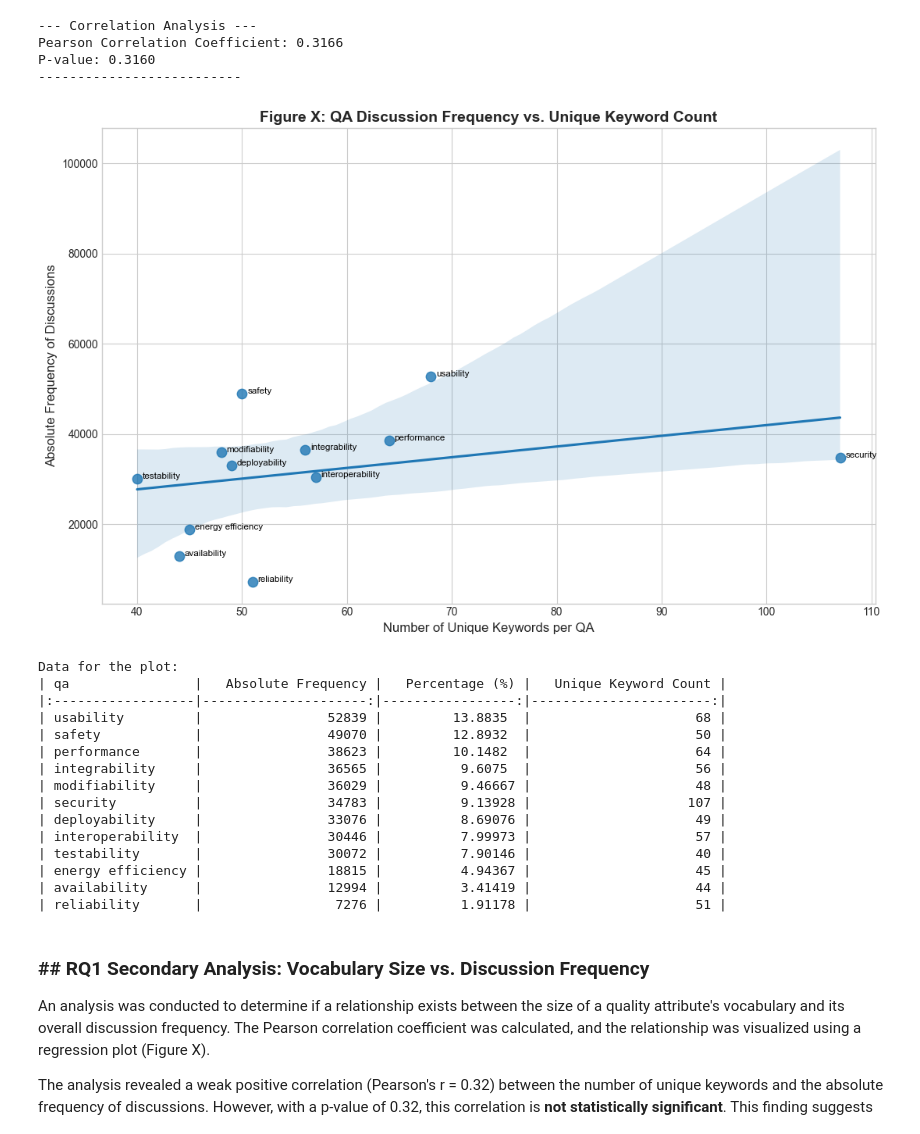
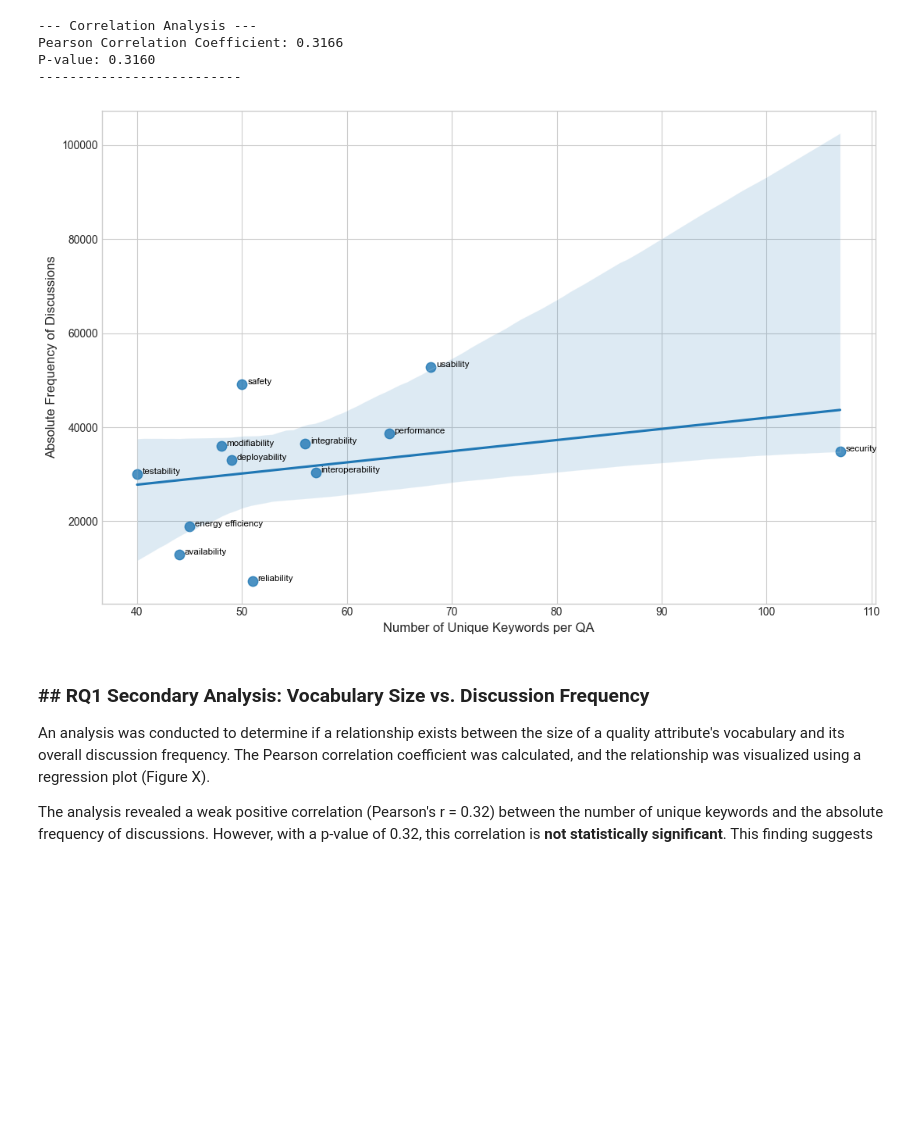
Before and after one commit to dmitrijs-voronovs/scientific-software-architecture-analysis, a Jupyter notebook: processing_pipeline/analysis/merged.ipynb, the cells around one changed output. Cells and saved outputs as stored; diff of their text form; code cells hidden in the pictures; blank space fills up the shorter version.

```diff
--- a/processing_pipeline/analysis/merged.ipynb
+++ b/processing_pipeline/analysis/merged.ipynb
@@ -89,3 +72,0 @@ memory usage: 67.2 MB
-# %%
-df.loc[df.s3_passed,"s3_tactic_desc"] = df.s3_tactic.apply(lambda x: tactic_descriptions.get(x, pd.NA))
-df[df.s3_passed].head()
@@ -267,51 +411,36 @@ P-value: 0.3160
 plt.style.use('seaborn-v0_8-whitegrid')
 fig, ax = plt.subplots(figsize=(11, 7))
 
 # Create a regression plot to show the scatter plot and the line of best fit.
 sns.regplot(
     data=analysis_df,
     x='Unique Keyword Count',
     y='Absolute Frequency',
     ax=ax,
     ci=95, # Show the 95% confidence interval for the regression estimate
     scatter_kws={'s': 80} # Make the scatter points a bit larger
 )
 
 # Add text labels to each point for clarity
 for i, row in analysis_df.iterrows():
     ax.text(row['Unique Keyword Count'] + 0.5, row['Absolute Frequency'], row['qa'],
             horizontalalignment='left', size='small', color='black')
 
 # Add titles and labels
-ax.set_title('Figure X: QA Discussion Frequency vs. Unique Keyword Count', fontsize=14, weight='bold')
+# ax.set_title('Figure X: QA Discussion Frequency vs. Unique Keyword Count', fontsize=14, weight='bold')
 ax.set_xlabel('Number of Unique Keywords per QA', fontsize=12)
 ax.set_ylabel('Absolute Frequency of Discussions', fontsize=12)
 
 # Improve layout and save the figure
 plt.tight_layout()
-plt.savefig('figure_X_correlation_plot.png', dpi=300)
+plt.savefig('figure_3_correlation_plot.png', dpi=300)
 plt.show()
 
 # Display the final data table
 # print("Data for the plot:")
 # print(analysis_df.to_markdown(index=False))
 # %% [output]
-[figure, old version]
+[figure, new version]
-Data for the plot:
-| qa                |   Absolute Frequency |   Percentage (%) |   Unique Keyword Count |
-|:------------------|---------------------:|-----------------:|-----------------------:|
-| usability         |                52839 |         13.8835  |                     68 |
-| safety            |                49070 |         12.8932  |                     50 |
-| performance       |                38623 |         10.1482  |                     64 |
-| integrability     |                36565 |          9.6075  |                     56 |
-| modifiability     |                36029 |          9.46667 |                     48 |
-| security          |                34783 |          9.13928 |                    107 |
-| deployability     |                33076 |          8.69076 |                     49 |
-| interoperability  |                30446 |          7.99973 |                     57 |
-| testability       |                30072 |          7.90146 |                     40 |
-| energy efficiency |                18815 |          4.94367 |                     45 |
-| availability      |                12994 |          3.41419 |                     44 |
-| reliability       |                 7276 |          1.91178 |                     51 |
 # %% [markdown]
 ### ## RQ1 Secondary Analysis: Vocabulary Size vs. Discussion Frequency
 
```
Also changed, not shown: parts of 58 cells of this notebook, 16 other files.
